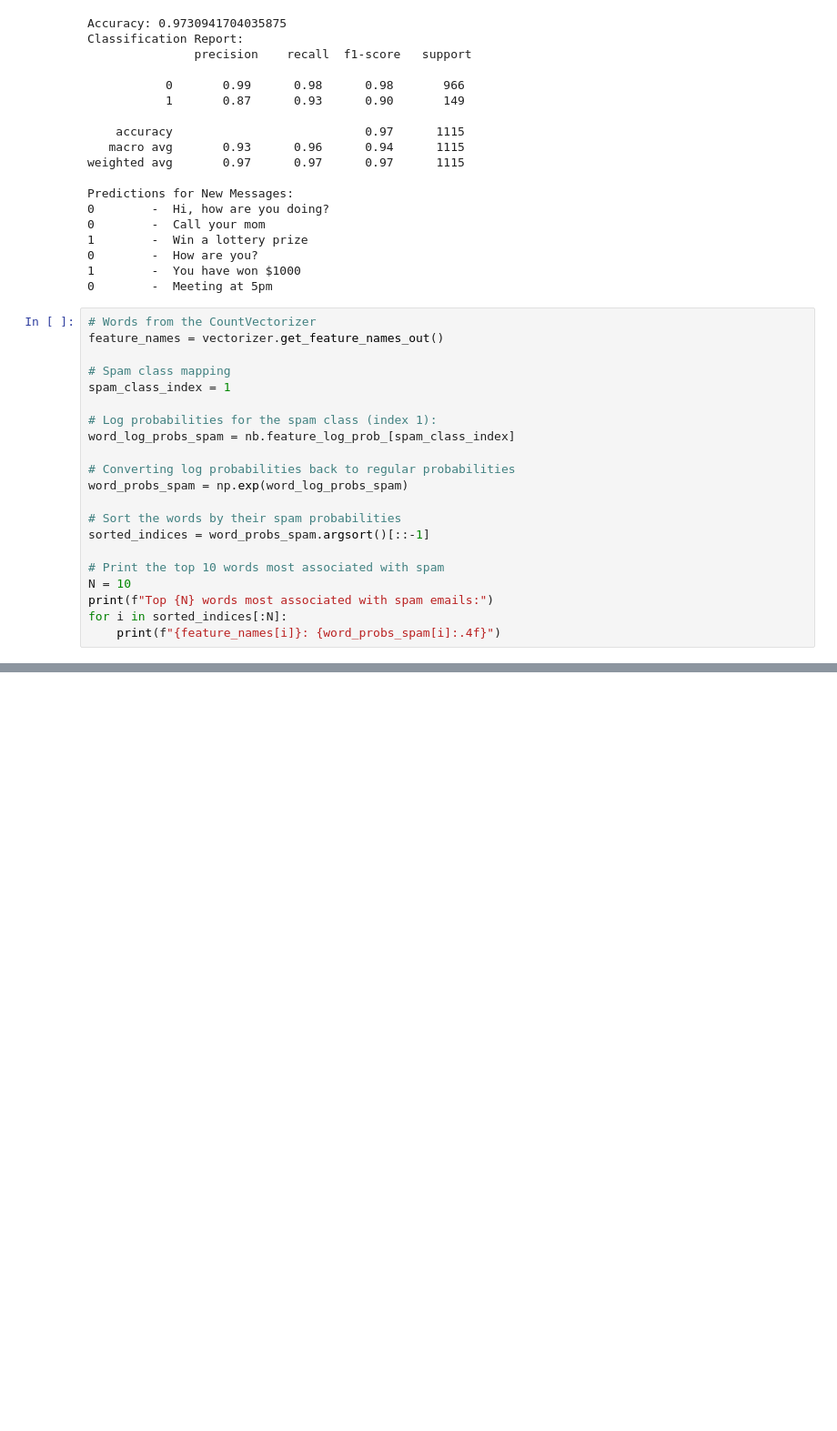
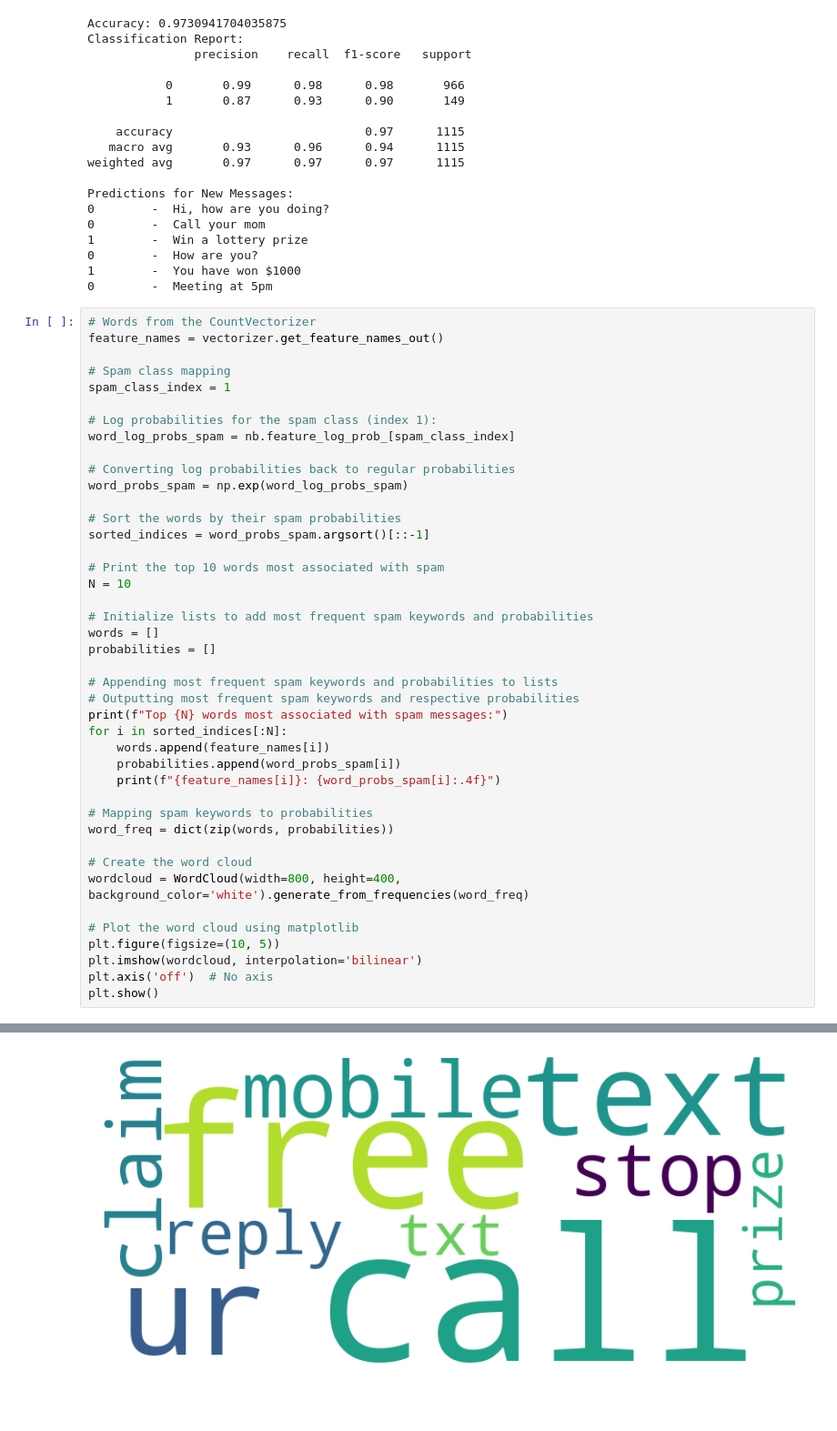
Before and after one commit to phipyao/ds4002-project-1, a Jupyter notebook: SCRIPTS/code.ipynb, the cells around one changed output, grey strips where cells are left out. Shown: that part at 91% size. Drawn from its saved outputs; the diff is of its cells as text; blank space fills up the shorter version.

Commit message:
added wordcloud visualization

```diff
--- a/SCRIPTS/code.ipynb
+++ b/SCRIPTS/code.ipynb
@@ -327,7 +327,28 @@ sorted_indices = word_probs_spam.argsort()[::-1]
 
 # Print the top 10 words most associated with spam
 N = 10
-print(f"Top {N} words most associated with spam emails:")
+
+# Initialize lists to add most frequent spam keywords and probabilities
+words = []
+probabilities = []
+
+# Appending most frequent spam keywords and probabilities to lists
+# Outputting most frequent spam keywords and respective probabilities
+print(f"Top {N} words most associated with spam messages:")
 for i in sorted_indices[:N]:
+    words.append(feature_names[i])
+    probabilities.append(word_probs_spam[i])
     print(f"{feature_names[i]}: {word_probs_spam[i]:.4f}")
+
+# Mapping spam keywords to probabilities
+word_freq = dict(zip(words, probabilities))
+
+# Create the word cloud
+wordcloud = WordCloud(width=800, height=400, background_color='white').generate_from_frequencies(word_freq)
+
+# Plot the word cloud using matplotlib
+plt.figure(figsize=(10, 5))
+plt.imshow(wordcloud, interpolation='bilinear')
+plt.axis('off')  # No axis
+plt.show()
 # %% [output]
@@ -344,0 +366 @@ new: 0.0033
+[figure, added]
```
Also changed, not shown: parts of 4 cells of this notebook.
